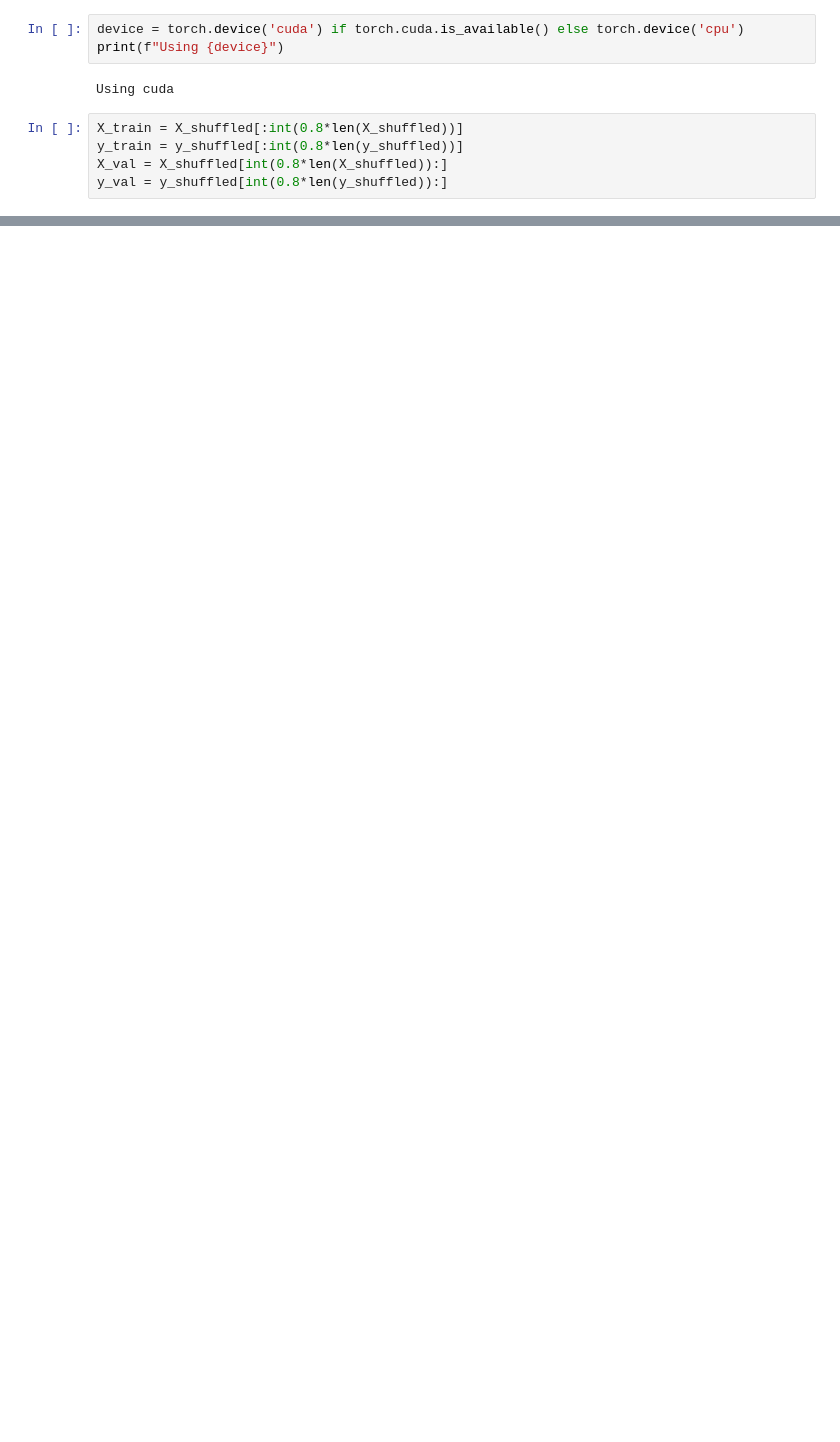
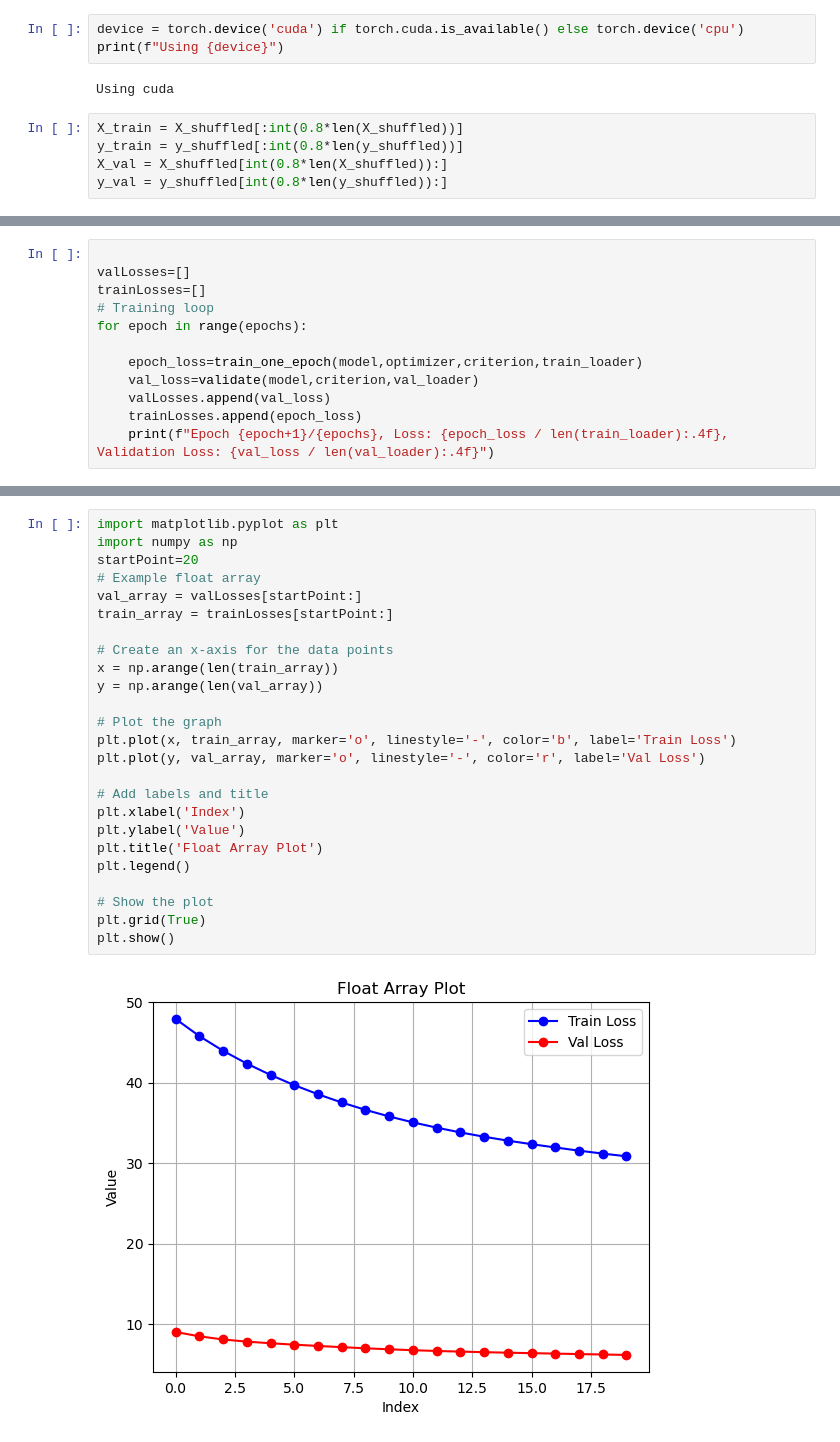
Before and after one commit to cheeseburgerhere/FinanceTrader, a Jupyter notebook: Model/LSTMwithPytorch.ipynb, the cells around one changed output, grey strips where cells are left out. Drawn from its saved outputs; the diff is of its cells as text; blank space fills up the shorter version.

Commit message:
Added validation

```diff
--- a/Model/LSTMwithPytorch.ipynb
+++ b/Model/LSTMwithPytorch.ipynb
@@ -216,0 +228,12 @@ KeyboardInterrupt:
+# %%
+
+valLosses=[]
+trainLosses=[]
+# Training loop
+for epoch in range(epochs):
+
+    epoch_loss=train_one_epoch(model,optimizer,criterion,train_loader)
+    val_loss=validate(model,criterion,val_loader)
+    valLosses.append(val_loss)
+    trainLosses.append(epoch_loss)
+    print(f"Epoch {epoch+1}/{epochs}, Loss: {epoch_loss / len(train_loader):.4f}, Validation Loss: {val_loss / len(val_loader):.4f}")
@@ -217,2 +244,29 @@ KeyboardInterrupt:
+# %%
+import matplotlib.pyplot as plt
+import numpy as np
+startPoint=20
+# Example float array
+val_array = valLosses[startPoint:]
+train_array = trainLosses[startPoint:]
+
+# Create an x-axis for the data points
+x = np.arange(len(train_array))
+y = np.arange(len(val_array))
+
+# Plot the graph
+plt.plot(x, train_array, marker='o', linestyle='-', color='b', label='Train Loss')
+plt.plot(y, val_array, marker='o', linestyle='-', color='r', label='Val Loss')
+
+# Add labels and title
+plt.xlabel('Index')
+plt.ylabel('Value')
+plt.title('Float Array Plot')
+plt.legend()
+
+# Show the plot
+plt.grid(True)
+plt.show()
+# %% [output]
+[figure, added]
 # %%
 # Extract one batch of data for testing
```
Also changed, not shown: parts of 10 cells of this notebook, 1 other file.
